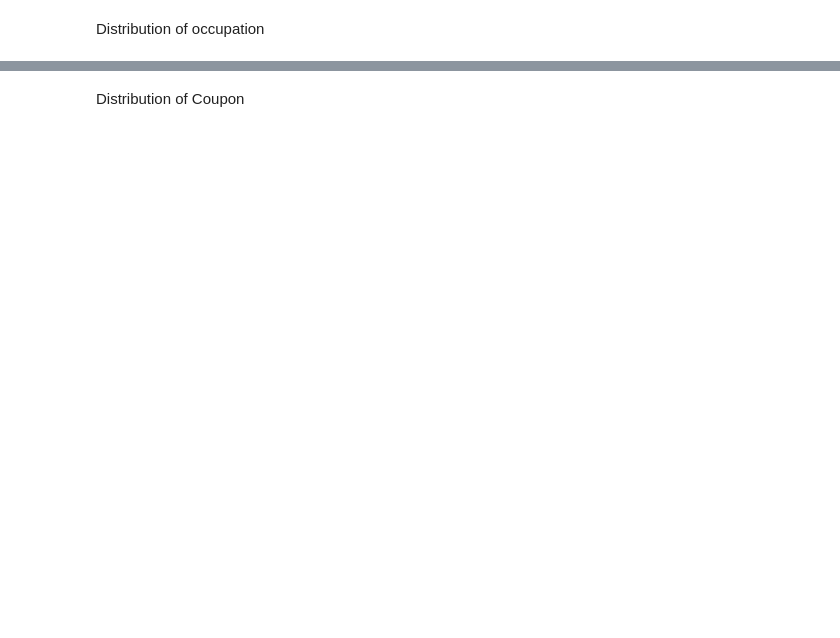
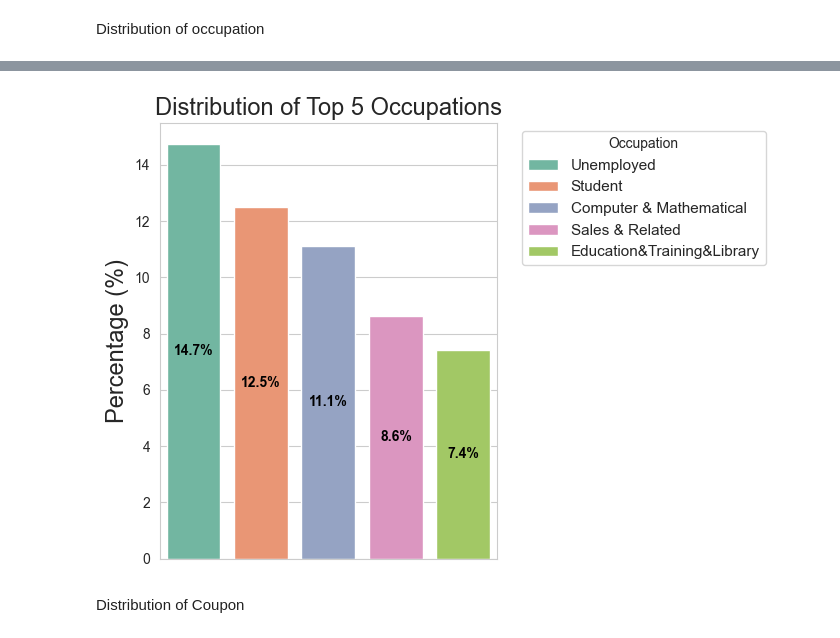
Before and after one commit to wimphil/machine_learning_group_11, a Jupyter notebook: Drivers_Recommendation_Dataset_Jupyter.ipynb, the cells around one changed output, grey strips where cells are left out. Cells and saved outputs as stored; diff of their text form; code cells hidden in the pictures; blank space fills up the shorter version.

```diff
--- a/Drivers_Recommendation_Dataset_Jupyter.ipynb
+++ b/Drivers_Recommendation_Dataset_Jupyter.ipynb
@@ -212,3 +174,60 @@ The palette list has fewer values (5) than needed (25) and will cycle, which may
+# %%
+
+# Get top 5 occupations
+top_occupations = X['occupation'].value_counts().index[:5]
+
+# Define color palette
+palette = sns.color_palette("Set2", len(top_occupations))
+
+# Calculate normalized (percent) frequencies
+occupation_counts = X['occupation'].value_counts(normalize=True) * 100
+occupation_counts = occupation_counts[top_occupations]  # only top 5
+
+plt.figure(figsize=(7, 5))
+
+# Plot percentages manually (since sns.countplot shows counts)
+ax = sns.barplot(
+    x=occupation_counts.index,
+    y=occupation_counts.values,
+    hue=occupation_counts.index,
+    palette=palette,
+    legend=False
+)
+
+# Remove x-axis labels for compact layout
+ax.set_xticklabels([])
+ax.set_xlabel('')
+
+# Set title and ylabel
+plt.title('Distribution of Top 5 Occupations', size = 17)
+plt.ylabel('Percentage (%)', size=17)
+
+# Add percentage labels inside bars
+for p in ax.patches:
+    height = p.get_height()
+    ax.text(
+        p.get_x() + p.get_width() / 2,
+        height / 2,
+        f'{height:.1f}%',
+        ha='center', va='center',
+        color='black', fontweight='bold'
+    )
+
+# Custom legend (colors → occupation names)
+plt.legend(
+    handles=ax.patches[:len(top_occupations)],
+    labels=top_occupations.tolist(),
+    title='Occupation',
+    bbox_to_anchor=(1.05, 1),
+    loc='upper left',
+        fontsize = 11
+
+)
+
+plt.tight_layout()
+plt.show()
+# %% [output]
+[figure, added]
 # %% [markdown]
 Distribution of Coupon
 # %%
```
Also changed, not shown: parts of 7 cells of this notebook.
